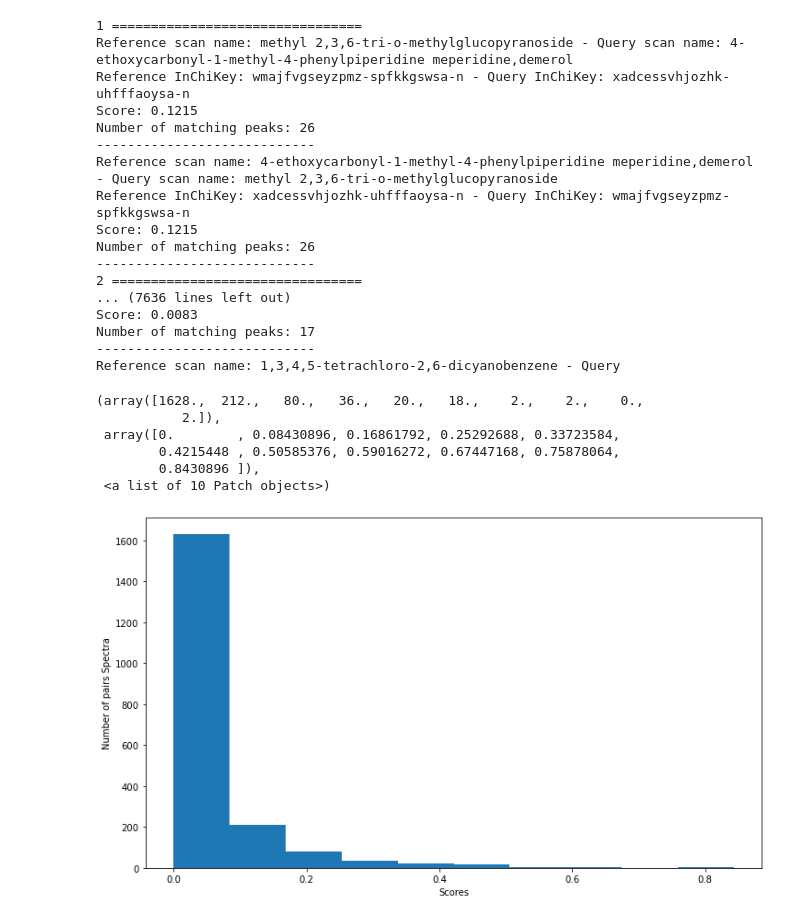
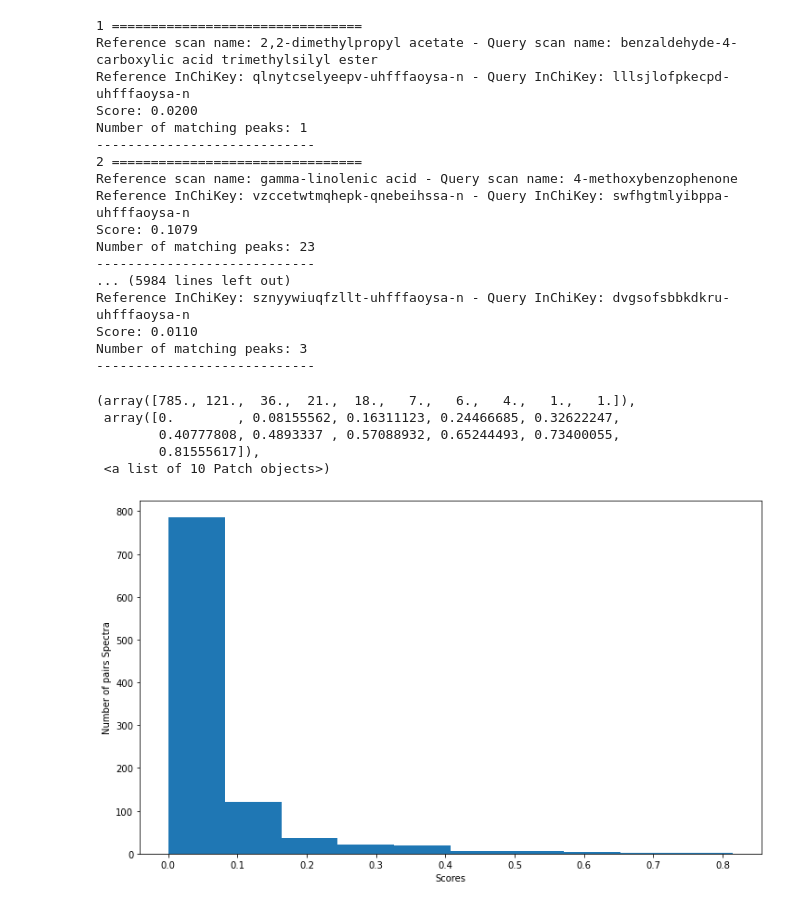
Before and after one commit to efrain2010/spec2vec_gcms_data_analysis, a Jupyter notebook: notebooks/Similarity score for GCMS.ipynb, the cells around one changed output. Cells and saved outputs as stored; diff of their text form; code cells hidden in the pictures.

```diff
--- a/notebooks/Similarity score for GCMS.ipynb
+++ b/notebooks/Similarity score for GCMS.ipynb
@@ -34,14 +34,26 @@ def separate_by_same_inchikey(spectrums):
     return random.sample([k for k in group_by_inchikey(spectrums) if len(k) == 2], 1000)
 
 def separate_by_diff_inchikey(spectrums):
-    grouped_spectrum = group_by_inchikey(spectrums)
-    shuffled1 = random.sample(grouped_spectrum, len(grouped_spectrum))
-    shuffled2 = random.sample(grouped_spectrum, len(grouped_spectrum))
-    selectec_spectra = []
-    for n in range(0, 1000):
-        selectec_spectra.append([shuffled1[n][0], shuffled2[n][0]])
-    return selectec_spectra
+    # grouped_spectrum = group_by_inchikey(spectrums)
+    # shuffled1 = random.sample(grouped_spectrum, len(grouped_spectrum))
+    # shuffled2 = random.sample(grouped_spectrum, len(grouped_spectrum))
+    # selectec_spectra = []
+    # for n in range(0, 1000):
+    #     selectec_spectra.append([shuffled1[n][0], shuffled2[n][0]])
+    # return selectec_spectra
+
+    selected_spectrum = [[g[0]] for g in spectrums]
+
+    for k, e in enumerate(selected_spectrum):
+        diff_mol = random.sample(spectrums, 1)
+        while e[0].metadata['inchikey'].split(',', 1)[0] == diff_mol[0][1].metadata['inchikey'].split(',', 1)[0]:
+            diff_mol = random.sample(spectrums, 1)
+        selected_spectrum[k].append(diff_mol[0][1])
+
+    return selected_spectrum
 # %%
+import numpy as np
+
 def calculate_similarity_scores(spectrums):
     scores_hist = []
     for k, spectrums in enumerate(group_spectra):
@@ -51,20 +63,18 @@ def calculate_similarity_scores(spectrums):
 
         print(k+1, "================================")
         for k, score in enumerate(scores):
-            if k > 0 and k < 3:
+            if k == 1:
                 (reference, query, score, n_matching) = score
 
                 scores_hist.append(score)
 
-                # Ignore scores between same spectrum and
-                # pairs which have less than 20 peaks in common
                 print(f"Reference scan name: {reference.metadata['name']} - Query scan name: {query.metadata['name']}")
                 print(f"Reference InChiKey: {reference.metadata['inchikey']} - Query InChiKey: {query.metadata['inchikey']}")
                 print(f"Score: {score:.4f}")
                 print(f"Number of matching peaks: {n_matching}")
                 print("----------------------------")
 
-    return scores_hist
+    return np.array(scores_hist)
 # %%
 from matchms.importing import load_from_msp
 
@@ -115,37 +125,36 @@ hist
 # %%
-copy_spectra = spectrums.copy()
-group_spectra = separate_by_diff_inchikey(copy_spectra)
-scores_hist = calculate_similarity_scores(group_spectra)
+# copy_spectra = spectrums.copy()
+group_spectra = separate_by_diff_inchikey(group_spectra)
+scores_hist2 = calculate_similarity_scores(group_spectra)
 # %% [output]
 1 ================================
-Reference scan name: methyl 2,3,6-tri-o-methylglucopyranoside - Query scan name: 4-ethoxycarbonyl-1-methyl-4-phenylpiperidine meperidine,demerol
-Reference InChiKey: wmajfvgseyzpmz-spfkkgswsa-n - Query InChiKey: xadcessvhjozhk-uhfffaoysa-n
-Score: 0.1215
-Number of matching peaks: 26
-----------------------------
-Reference scan name: 4-ethoxycarbonyl-1-methyl-4-phenylpiperidine meperidine,demerol - Query scan name: methyl 2,3,6-tri-o-methylglucopyranoside
-Reference InChiKey: xadcessvhjozhk-uhfffaoysa-n - Query InChiKey: wmajfvgseyzpmz-spfkkgswsa-n
-Score: 0.1215
-Number of matching peaks: 26
+Reference scan name: 2,2-dimethylpropyl acetate - Query scan name: benzaldehyde-4-carboxylic acid trimethylsilyl ester
+Reference InChiKey: qlnytcselyeepv-uhfffaoysa-n - Query InChiKey: lllsjlofpkecpd-uhfffaoysa-n
+Score: 0.0200
+Number of matching peaks: 1
 ----------------------------
 2 ================================
-... (7636 lines left out)
-Score: 0.0083
-Number of matching peaks: 17
+Reference scan name: gamma-linolenic acid - Query scan name: 4-methoxybenzophenone
+Reference InChiKey: vzccetwtmqhepk-qnebeihssa-n - Query InChiKey: swfhgtmlyibppa-uhfffaoysa-n
+Score: 0.1079
+Number of matching peaks: 23
 ----------------------------
-Reference scan name: 1,3,4,5-tetrachloro-2,6-dicyanobenzene - Query
+... (5984 lines left out)
+Reference InChiKey: sznyywiuqfzllt-uhfffaoysa-n - Query InChiKey: dvgsofsbbkdkru-uhfffaoysa-n
+Score: 0.0110
+Number of matching peaks: 3
+----------------------------
 # %%
 plt.figure(figsize=(12,7))
-hist = plt.hist(scores_hist)
+hist = plt.hist(scores_hist2)
 plt.xlabel("Scores")
 plt.ylabel("Number of pairs Spectra")
 
 hist
 # %% [output]
-(array([1628.,  212.,   80.,   36.,   20.,   18.,    2.,    2.,    0.,
-           2.]),
- array([0.        , 0.08430896, 0.16861792, 0.25292688, 0.33723584,
-        0.4215448 , 0.50585376, 0.59016272, 0.67447168, 0.75878064,
-        0.8430896 ]),
+(array([785., 121.,  36.,  21.,  18.,   7.,   6.,   4.,   1.,   1.]),
+ array([0.        , 0.08155562, 0.16311123, 0.24466685, 0.32622247,
+        0.40777808, 0.4893337 , 0.57088932, 0.65244493, 0.73400055,
+        0.81555617]),
  <a list of 10 Patch objects>)
-[figure, old version]
+[figure, new version]
```
Also changed, not shown: parts of 3 cells of this notebook.
